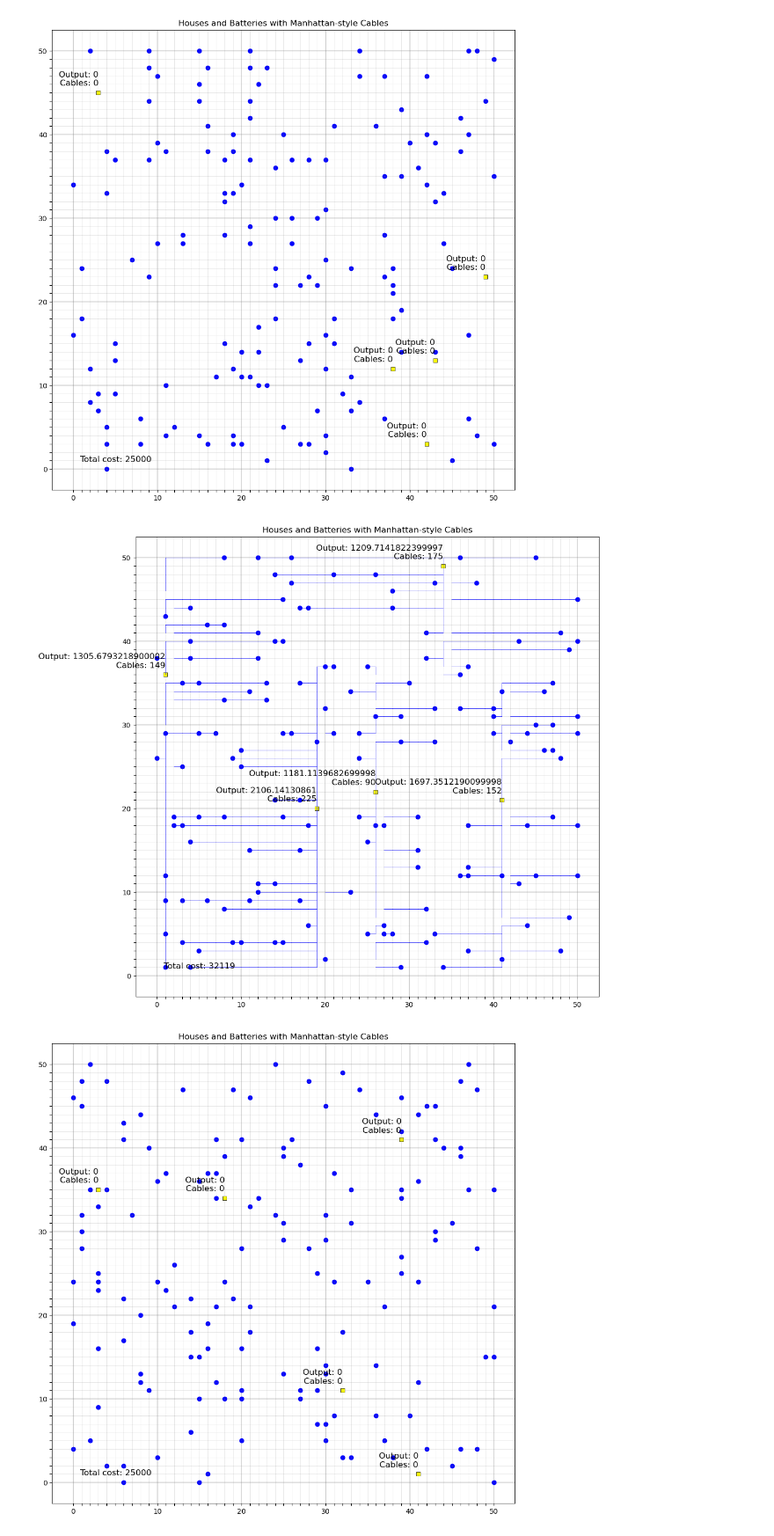
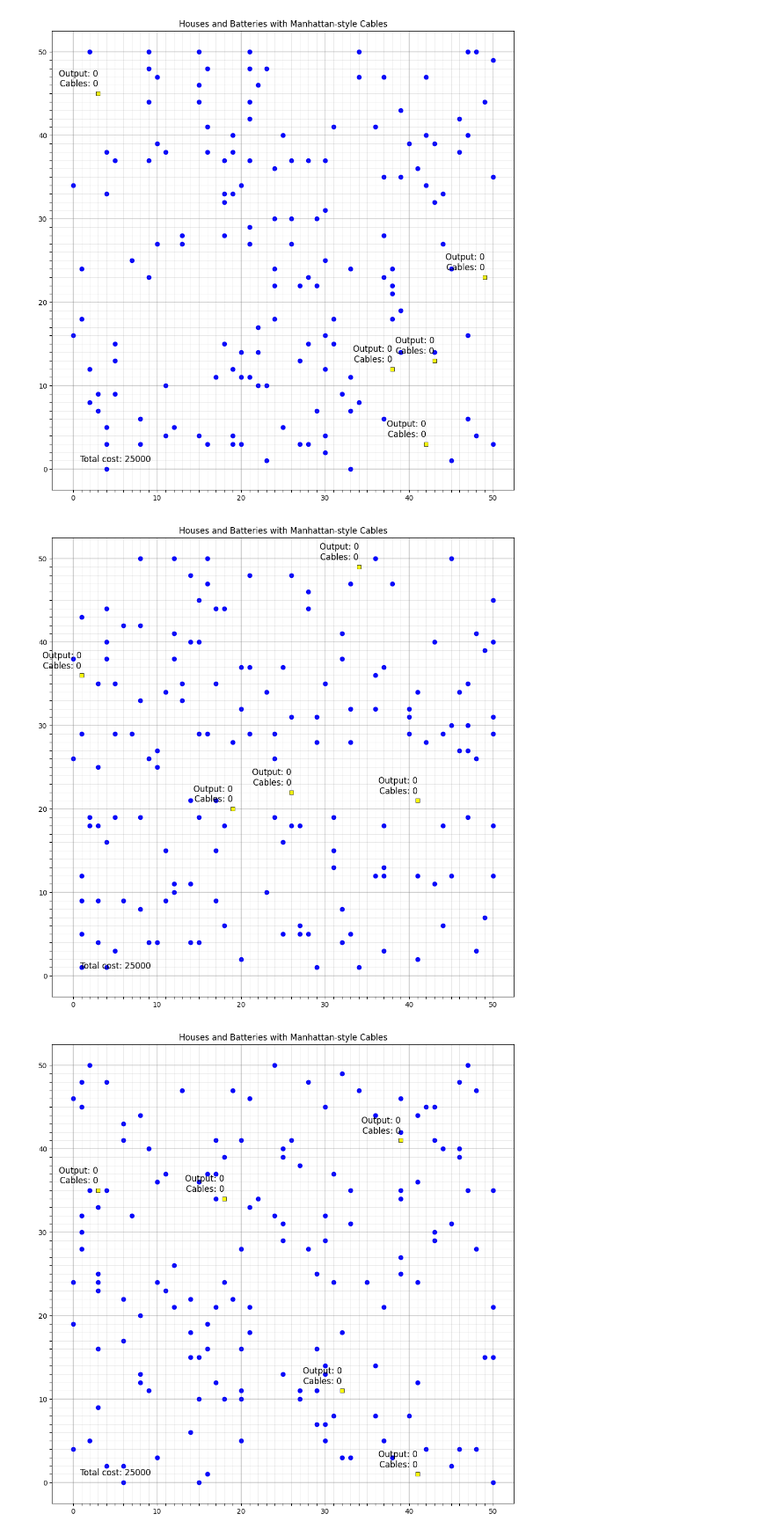
Before and after one commit to AntoniovanDijck/YakuzAI, a Jupyter notebook: demo.ipynb, the cells around one changed output. Shown: that part at 88% size. Cells and saved outputs as stored; diff of their text form; code cells hidden in the pictures.

```diff
--- a/demo.ipynb
+++ b/demo.ipynb
@@ -296,7 +296,7 @@ plt.show()
 # Create an instance of the Experiment class
 battery_district1_link = 'data/Huizen&Batterijen/district_1/district-1_batteries.csv'
 house_district1_link = 'data/Huizen&Batterijen/district_1/district-1_houses.csv'
-experiment_instance = experiment(house_district1_link, battery_district1_link)
+experiment_instance = District(house_district1_link, battery_district1_link)
 
 """
 This file contains the code to plot the houses and batteries with the Manhattan-style cables used in the experiment class
@@ -377,7 +377,7 @@ plt.show()
 # Create an instance of the Experiment class
 battery_district1_link = 'data/Huizen&Batterijen/district_2/district-2_batteries.csv'
 house_district1_link = 'data/Huizen&Batterijen/district_2/district-2_houses.csv'
-experiment_instance = experiment(house_district1_link, battery_district1_link)
+experiment_instance = District(house_district1_link, battery_district1_link)
 
 """
 This file contains the code to plot the houses and batteries with the Manhattan-style cables used in the experiment class
@@ -425,34 +425,34 @@ for battery in experiment_instance.batteries:
 
         # Loop over cables
         for cable in experiment_instance.get_cables_for_route(house, battery):
 
             # Check if the cable is connected to the battery
             battery_cables.add(cable.id)
 
     # Calculate the total cables used
     total_cables = len(battery_cables)
 
     # Ecery cable adds 9 to the total cost
     total_cost += total_cables * 9
 
     # Annotate the battery with the total output and total cables
     plt.annotate(f'Output: {total_output}\nCables: {total_cables}',
                  (battery.x, battery.y), textcoords="offset points",
                  xytext=(0,10), ha='right', fontsize=12, color='black')
 
 # Plot cables
 for cable in experiment_instance.cables:
     plt.plot([cable.start_x, cable.end_x], [cable.start_y, cable.end_y],
              'b-', linewidth=0.5)
 
 # Add the total cost of the district to the plot
 plt.annotate(f'Total cost: {total_cost}', (0, 0), textcoords="offset points",
              xytext=(10,10), ha='left', fontsize=12, color='black')
 
 plt.title('Houses and Batteries with Manhattan-style Cables')
 plt.show()
 # %% [output]
-[figure, old version]
+[figure, new version]
 # %%
 
 # Create an instance of the Experiment class
```
Also changed, not shown: parts of 6 cells of this notebook, 2 other files.
